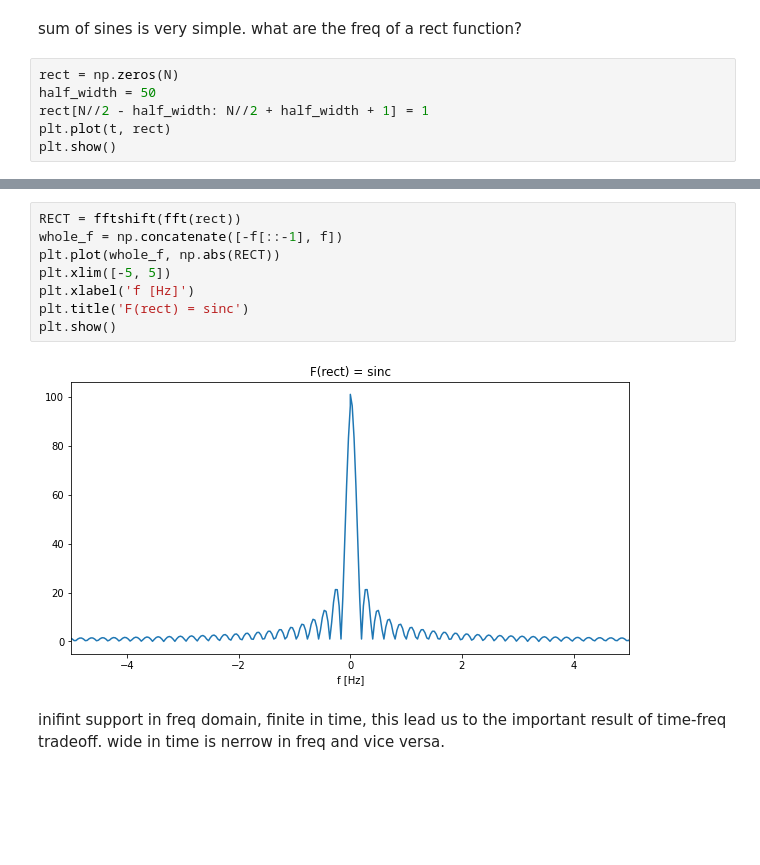
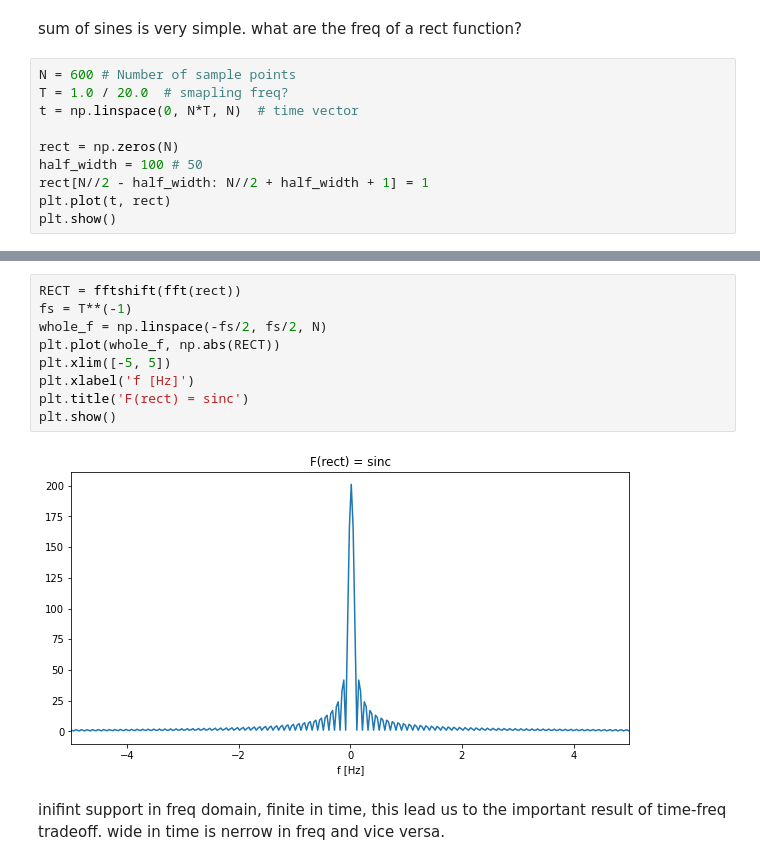
Before and after one commit to OfirKedem/Fourier4Dummies, a Jupyter notebook: Basic Intro to Fourier.ipynb, the cells around one changed output, grey strips where cells are left out. Saved outputs shown, nothing was run; the diff lists cells and outputs as text; blank space fills up the shorter version.

```diff
--- a/Basic Intro to Fourier.ipynb
+++ b/Basic Intro to Fourier.ipynb
@@ -186,8 +181,12 @@ plt.show()
 # %% [markdown]
 sum of sines is very simple. what are the freq of a rect function?
 # %%
+N = 600 # Number of sample points
+T = 1.0 / 20.0  # smapling freq?
+t = np.linspace(0, N*T, N)  # time vector
+
 rect = np.zeros(N)
-half_width = 50
+half_width = 100 # 50
 rect[N//2 - half_width: N//2 + half_width + 1] = 1
 plt.plot(t, rect)
 plt.show()
@@ -196,13 +195,14 @@ plt.show()
 # %%
 RECT = fftshift(fft(rect))
-whole_f = np.concatenate([-f[::-1], f])
+fs = T**(-1)
+whole_f = np.linspace(-fs/2, fs/2, N)
 plt.plot(whole_f, np.abs(RECT))
 plt.xlim([-5, 5])
 plt.xlabel('f [Hz]')
 plt.title('F(rect) = sinc')
 plt.show()
 # %% [output]
-[figure, old version]
+[figure, new version]
 # %% [markdown]
 inifint support in freq domain, finite in time, this lead us to the important result of time-freq tradeoff. wide in time is nerrow in freq and vice versa.
 # %% [markdown]
```
Also changed, not shown: parts of 13 cells of this notebook.
